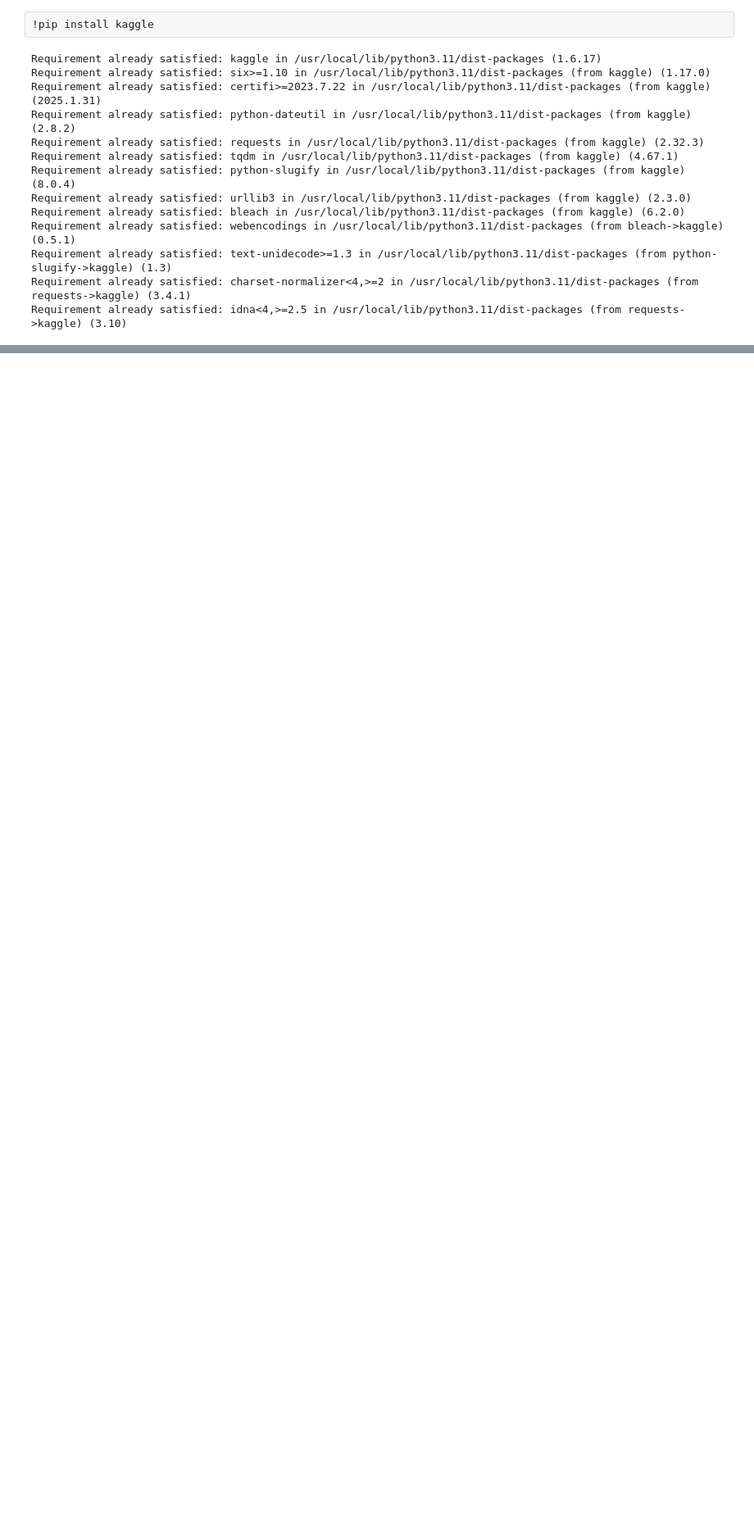
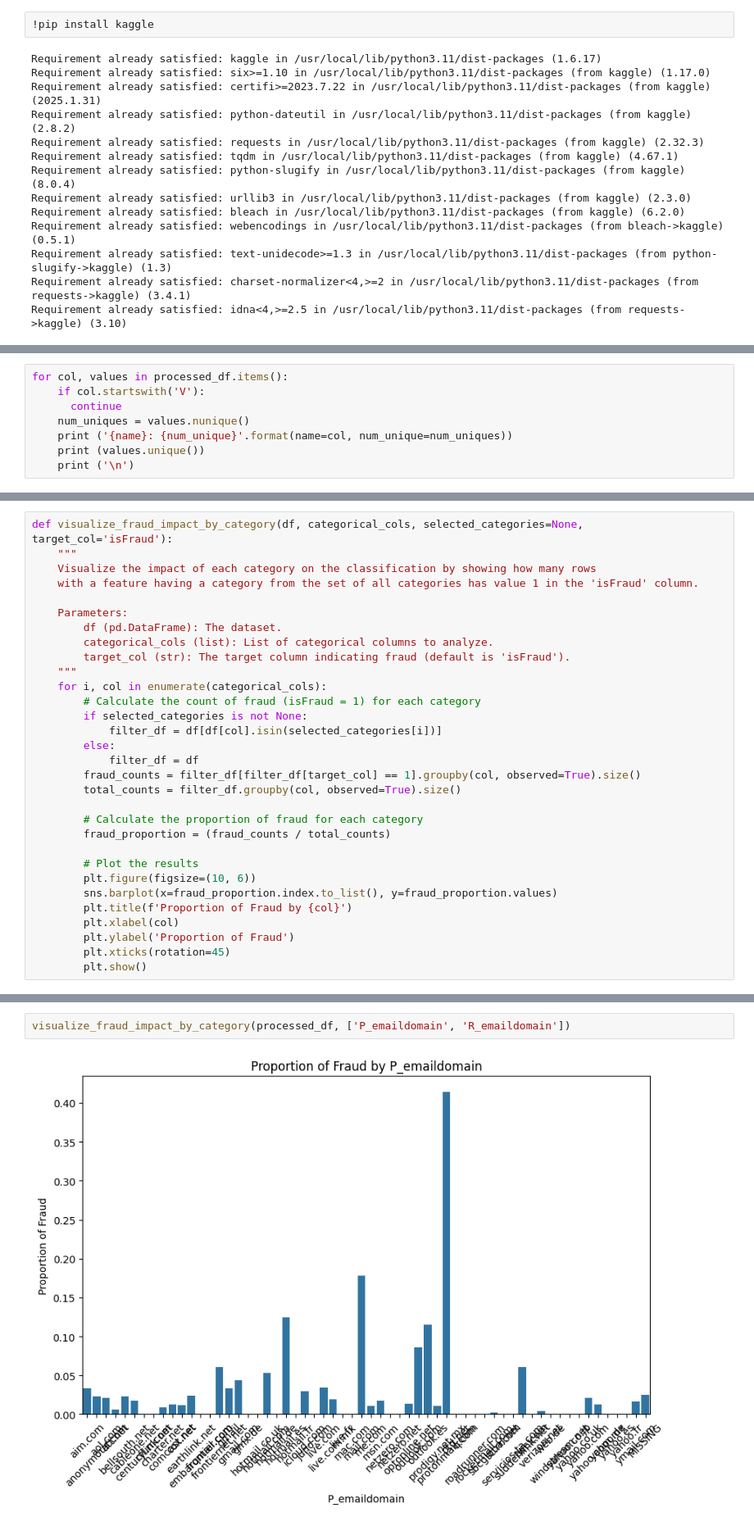
Before and after one commit to DavidVista/fraud-detection-model, a Jupyter notebook: data_extraction.ipynb, the cells around one changed output, grey strips where cells are left out. Shown at 82% size. Drawn from its saved outputs; the diff is of its cells as text; blank space fills up the shorter version.

```diff
--- a/data_extraction.ipynb
+++ b/data_extraction.ipynb
@@ -69,0 +146,8 @@ reduced_df
+# %%
+for col, values in processed_df.items():
+    if col.startswith('V'):
+      continue
+    num_uniques = values.nunique()
+    print ('{name}: {num_unique}'.format(name=col, num_unique=num_uniques))
+    print (values.unique())
+    print ('\n')
@@ -69,0 +234,31 @@ reduced_df
+# %%
+def visualize_fraud_impact_by_category(df, categorical_cols, selected_categories=None, target_col='isFraud'):
+    """
+    Visualize the impact of each category on the classification by showing how many rows
+    with a feature having a category from the set of all categories has value 1 in the 'isFraud' column.
+
+    Parameters:
+        df (pd.DataFrame): The dataset.
+        categorical_cols (list): List of categorical columns to analyze.
+        target_col (str): The target column indicating fraud (default is 'isFraud').
+    """
+    for i, col in enumerate(categorical_cols):
+        # Calculate the count of fraud (isFraud = 1) for each category
+        if selected_categories is not None:
+            filter_df = df[df[col].isin(selected_categories[i])]
+        else:
+            filter_df = df
+        fraud_counts = filter_df[filter_df[target_col] == 1].groupby(col, observed=True).size()
+        total_counts = filter_df.groupby(col, observed=True).size()
+
+        # Calculate the proportion of fraud for each category
+        fraud_proportion = (fraud_counts / total_counts)
+
+        # Plot the results
+        plt.figure(figsize=(10, 6))
+        sns.barplot(x=fraud_proportion.index.to_list(), y=fraud_proportion.values)
+        plt.title(f'Proportion of Fraud by {col}')
+        plt.xlabel(col)
+        plt.ylabel('Proportion of Fraud')
+        plt.xticks(rotation=45)
+        plt.show()
@@ -69,0 +298,4 @@ reduced_df
+# %%
+visualize_fraud_impact_by_category(processed_df, ['P_emaildomain', 'R_emaildomain'])
+# %% [output]
+[figure, added]
```
Also changed, not shown: parts of 58 cells of this notebook, 1 other file.
